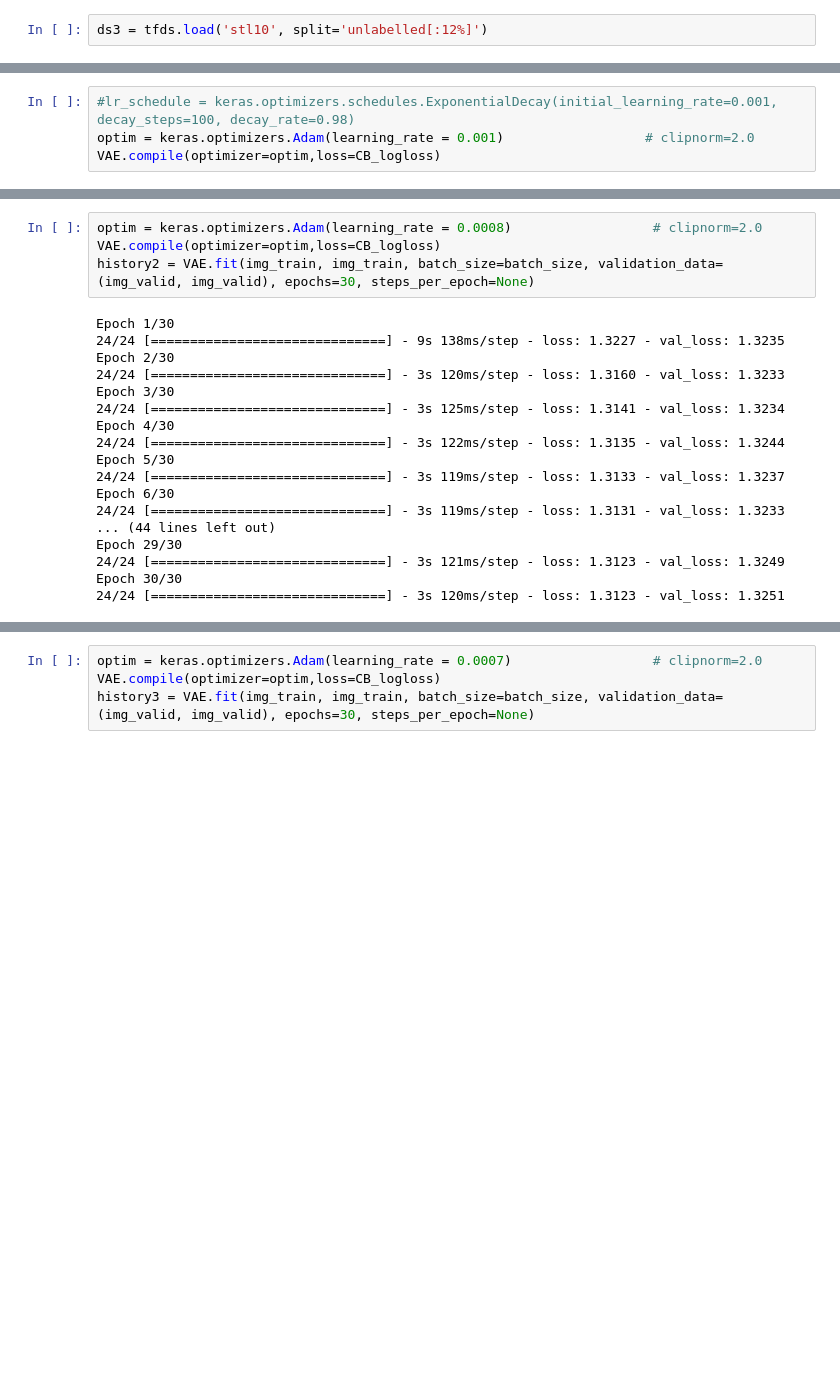
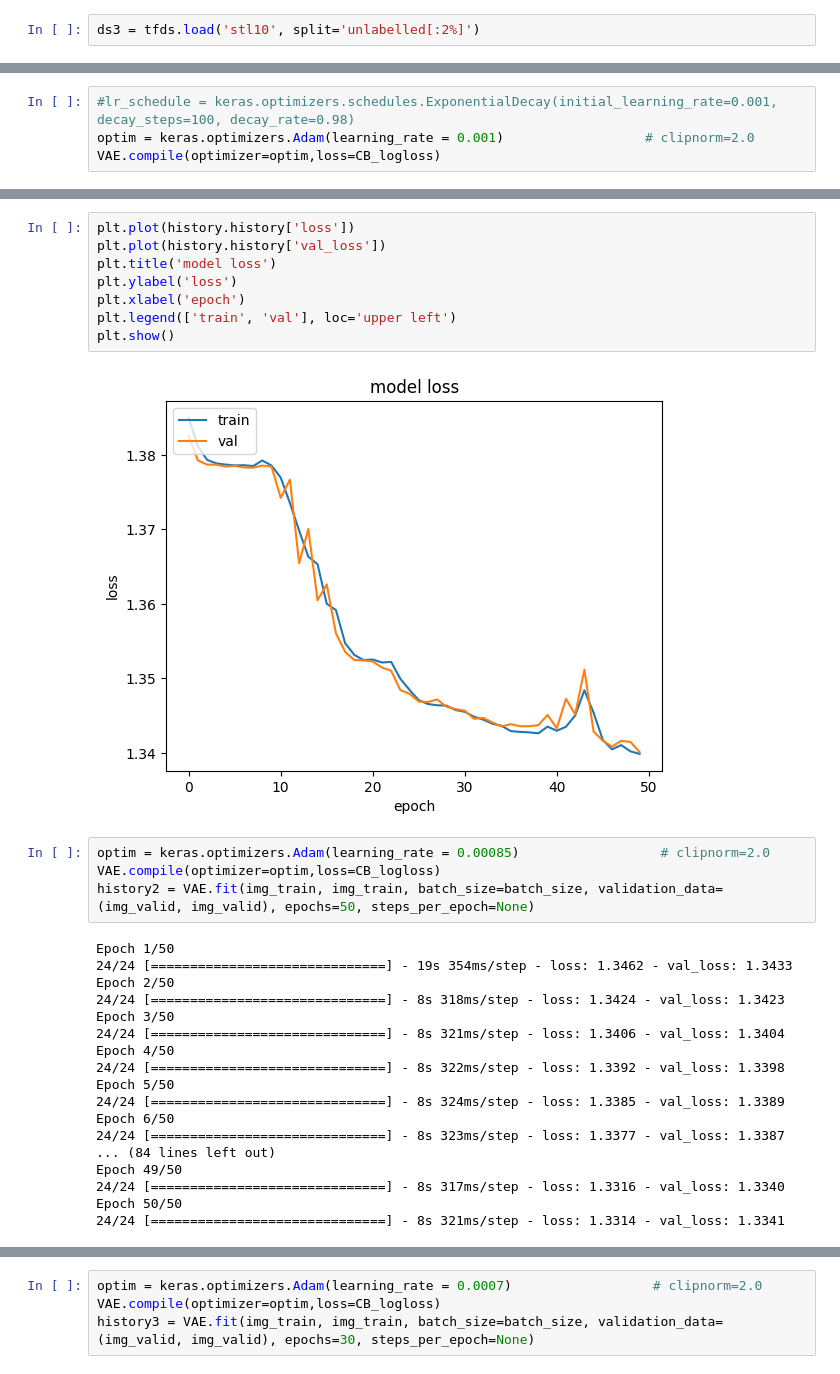
Before and after one commit to AtSourav/L2-vs-L1-vs-CB-loss-in-deep-CNN-based-AE-on-cifar10, a Jupyter notebook: AE_stl10_CBloss.ipynb, the cells around one changed output, grey strips where cells are left out. Saved outputs shown, nothing was run; the diff lists cells and outputs as text; blank space fills up the shorter version.

```diff
--- a/AE_stl10_CBloss.ipynb
+++ b/AE_stl10_CBloss.ipynb
@@ -26,7 +34,7 @@ ds = tfds.load('stl10', split='test')
 # %%
 ds2 = tfds.load('stl10', split='train')
 # %%
-ds3 = tfds.load('stl10', split='unlabelled[:12%]')
+ds3 = tfds.load('stl10', split='unlabelled[:2%]')
 # %%
 ds_to_np = list(ds.as_numpy_iterator())+list(ds2.as_numpy_iterator()) +list(ds3.as_numpy_iterator())
 # %%
@@ -251,25 +341,35 @@ history = VAE.fit(img_train, img_train, batch_size=batch_size, validation_data=(
+# %%
+plt.plot(history.history['loss'])
+plt.plot(history.history['val_loss'])
+plt.title('model loss')
+plt.ylabel('loss')
+plt.xlabel('epoch')
+plt.legend(['train', 'val'], loc='upper left')
+plt.show()
+# %% [output]
+[figure, added]
 # %%
-optim = keras.optimizers.Adam(learning_rate = 0.0008)                  # clipnorm=2.0
+optim = keras.optimizers.Adam(learning_rate = 0.00085)                  # clipnorm=2.0
 VAE.compile(optimizer=optim,loss=CB_logloss)
-history2 = VAE.fit(img_train, img_train, batch_size=batch_size, validation_data=(img_valid, img_valid), epochs=30, steps_per_epoch=None)
+history2 = VAE.fit(img_train, img_train, batch_size=batch_size, validation_data=(img_valid, img_valid), epochs=50, steps_per_epoch=None)
 # %% [output]
-Epoch 1/30
-24/24 [==============================] - 9s 138ms/step - loss: 1.3227 - val_loss: 1.3235
-Epoch 2/30
-24/24 [==============================] - 3s 120ms/step - loss: 1.3160 - val_loss: 1.3233
-Epoch 3/30
-24/24 [==============================] - 3s 125ms/step - loss: 1.3141 - val_loss: 1.3234
-Epoch 4/30
-24/24 [==============================] - 3s 122ms/step - loss: 1.3135 - val_loss: 1.3244
-Epoch 5/30
-24/24 [==============================] - 3s 119ms/step - loss: 1.3133 - val_loss: 1.3237
-Epoch 6/30
-24/24 [==============================] - 3s 119ms/step - loss: 1.3131 - val_loss: 1.3233
-... (44 lines left out)
-Epoch 29/30
-24/24 [==============================] - 3s 121ms/step - loss: 1.3123 - val_loss: 1.3249
-Epoch 30/30
-24/24 [==============================] - 3s 120ms/step - loss: 1.3123 - val_loss: 1.3251
+Epoch 1/50
+24/24 [==============================] - 19s 354ms/step - loss: 1.3462 - val_loss: 1.3433
+Epoch 2/50
+24/24 [==============================] - 8s 318ms/step - loss: 1.3424 - val_loss: 1.3423
+Epoch 3/50
+24/24 [==============================] - 8s 321ms/step - loss: 1.3406 - val_loss: 1.3404
+Epoch 4/50
+24/24 [==============================] - 8s 322ms/step - loss: 1.3392 - val_loss: 1.3398
+Epoch 5/50
+24/24 [==============================] - 8s 324ms/step - loss: 1.3385 - val_loss: 1.3389
+Epoch 6/50
+24/24 [==============================] - 8s 323ms/step - loss: 1.3377 - val_loss: 1.3387
+... (84 lines left out)
+Epoch 49/50
+24/24 [==============================] - 8s 317ms/step - loss: 1.3316 - val_loss: 1.3340
+Epoch 50/50
+24/24 [==============================] - 8s 321ms/step - loss: 1.3314 - val_loss: 1.3341
 # %%
 plt.plot(history.history['loss']+history2.history['loss'])
 plt.plot(history.history['val_loss']+history2.history['val_loss'])
```
Also changed, not shown: parts of 13 cells of this notebook.
